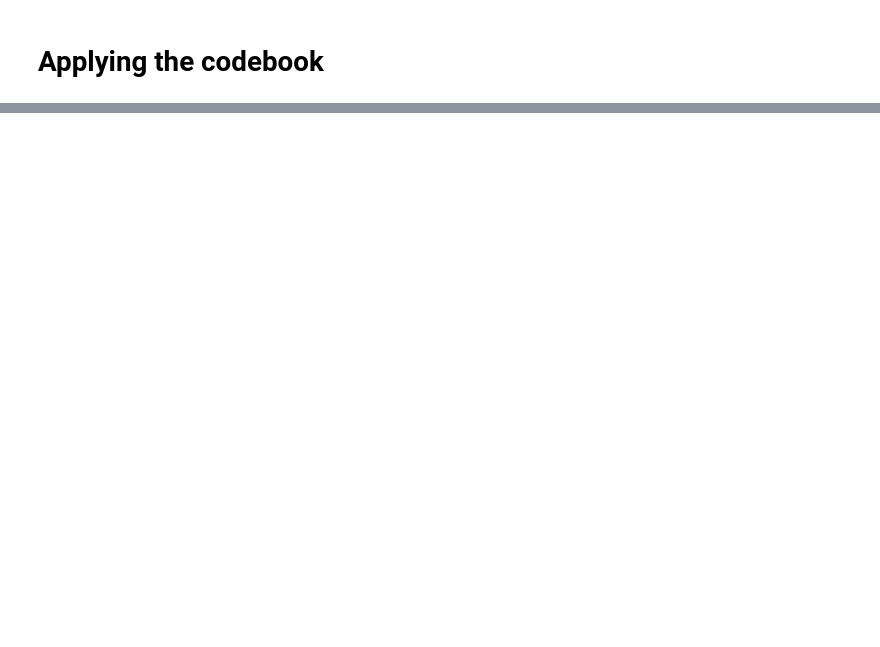
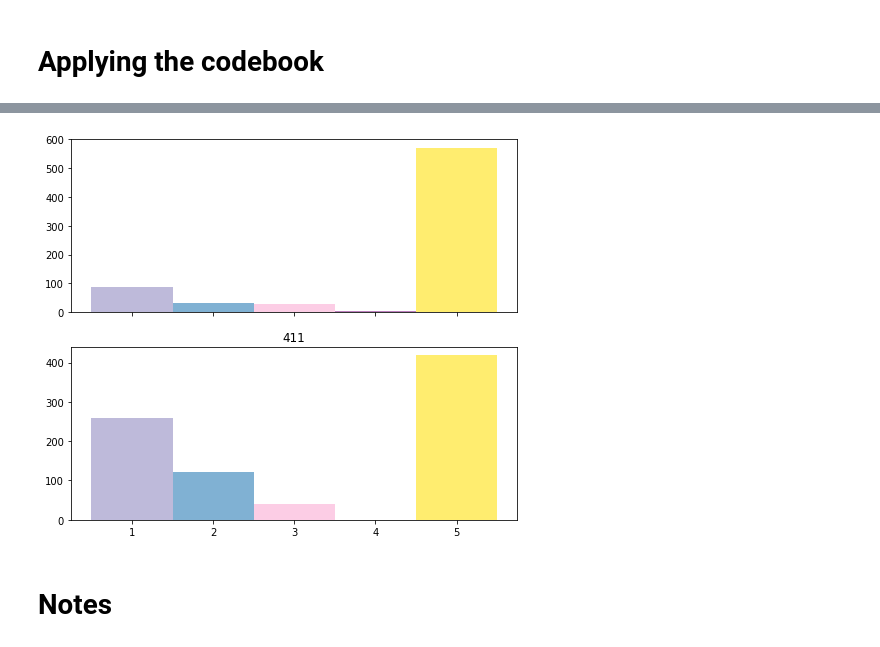
Before and after one commit to The-Hybrid-Atelier/biosignal-processing, a Jupyter notebook: codewords/6_StudyDataClustering.ipynb, the cells around one changed output, grey strips where cells are left out. Cells and saved outputs as stored; diff of their text form; code cells hidden in the pictures; blank space fills up the shorter version.

```diff
--- a/codewords/6_StudyDataClustering.ipynb
+++ b/codewords/6_StudyDataClustering.ipynb
@@ -292,3 +337,9 @@ pl.show()
+# %%
+visualize_codebook_freq(u_freq)
+# %% [output]
+[figure, added]
+# %% [markdown]
+# Notes
 # %%
 cb = np.array(list(codebook))
 visualize_codebook(cb, subplot=True)
```
Also changed, not shown: parts of 28 cells of this notebook, 5 other files.
